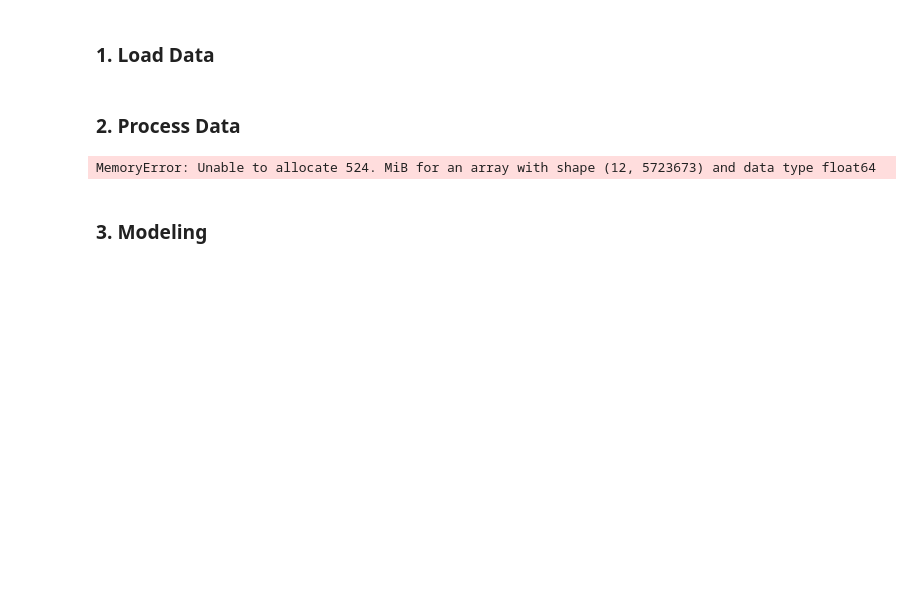
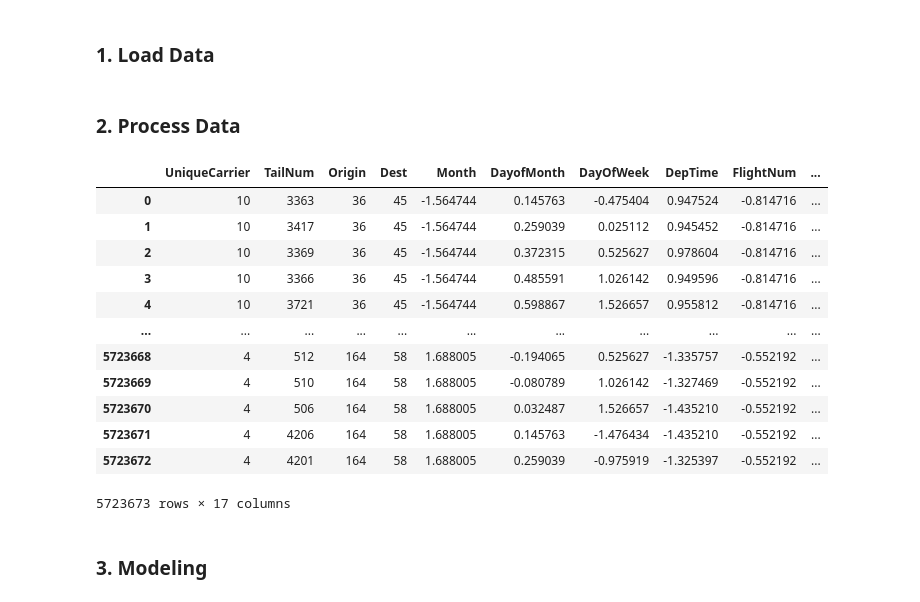
Before and after one commit to rizny786/Flights, a Jupyter notebook: notebook.ipynb, the cells around one changed output. Drawn from its saved outputs; the diff is of its cells as text; code cells hidden in the pictures; blank space fills up the shorter version.

```diff
--- a/notebook.ipynb
+++ b/notebook.ipynb
@@ -25,7 +25,21 @@ pdf91 = f.process_and_save_data(df91, ['UniqueCarrier', 'Origin', 'Dest'],['Mont
 # %%
-pdf01 = f.process_and_save_data(df01, ['UniqueCarrier','TailNum' ,'Origin', 'Dest'],['Month','DayofMonth','DayOfWeek','DepTime','FlightNum','ActualElapsedTime','DepDelay','Distance','TaxiIn','TaxiOut','Cancelled','Diverted'], 'Data/pdf01.csv')
+pdf01 = f.process_data(df01, ['UniqueCarrier','TailNum' ,'Origin', 'Dest'],['Month','DayofMonth','DayOfWeek','DepTime','FlightNum','ActualElapsedTime','DepDelay','Distance','TaxiIn','TaxiOut','Cancelled','Diverted'], 'reg')
-# %% [output]
-MemoryError: Unable to allocate 524. MiB for an array with shape (12, 5723673) and data type float64
+# %%
+pdf01
+# %% [output]
+|  | UniqueCarrier | TailNum | Origin | Dest | Month | DayofMonth | DayOfWeek | DepTime | FlightNum | ... |
+| 0 | 10 | 3363 | 36 | 45 | -1.564744 | 0.145763 | -0.475404 | 0.947524 | -0.814716 | ... |
+| 1 | 10 | 3417 | 36 | 45 | -1.564744 | 0.259039 | 0.025112 | 0.945452 | -0.814716 | ... |
+| 2 | 10 | 3369 | 36 | 45 | -1.564744 | 0.372315 | 0.525627 | 0.978604 | -0.814716 | ... |
+| 3 | 10 | 3366 | 36 | 45 | -1.564744 | 0.485591 | 1.026142 | 0.949596 | -0.814716 | ... |
+| 4 | 10 | 3721 | 36 | 45 | -1.564744 | 0.598867 | 1.526657 | 0.955812 | -0.814716 | ... |
+| ... | ... | ... | ... | ... | ... | ... | ... | ... | ... | ... |
+| 5723668 | 4 | 512 | 164 | 58 | 1.688005 | -0.194065 | 0.525627 | -1.335757 | -0.552192 | ... |
+| 5723669 | 4 | 510 | 164 | 58 | 1.688005 | -0.080789 | 1.026142 | -1.327469 | -0.552192 | ... |
+| 5723670 | 4 | 506 | 164 | 58 | 1.688005 | 0.032487 | 1.526657 | -1.435210 | -0.552192 | ... |
+| 5723671 | 4 | 4206 | 164 | 58 | 1.688005 | 0.145763 | -1.476434 | -1.435210 | -0.552192 | ... |
+| 5723672 | 4 | 4201 | 164 | 58 | 1.688005 | 0.259039 | -0.975919 | -1.325397 | -0.552192 | ... |
+5723673 rows × 17 columns
 # %% [markdown]
 ### 3. Modeling
 # %% [markdown]
```
Also changed, not shown: parts of 12 cells of this notebook, 6 other files.
